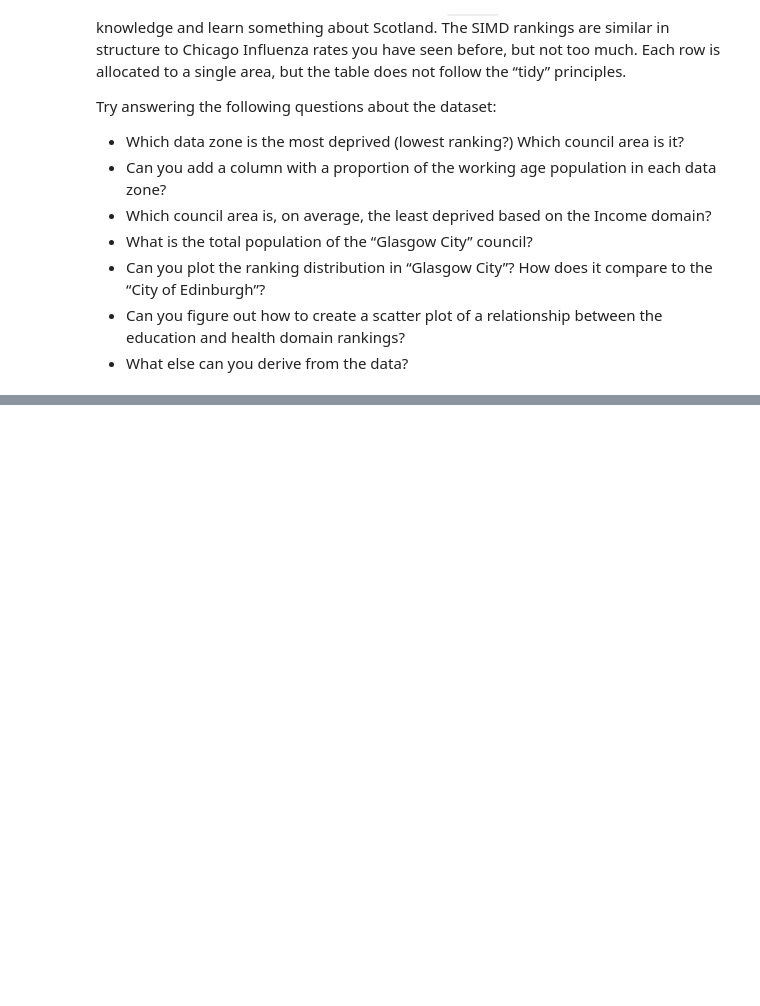
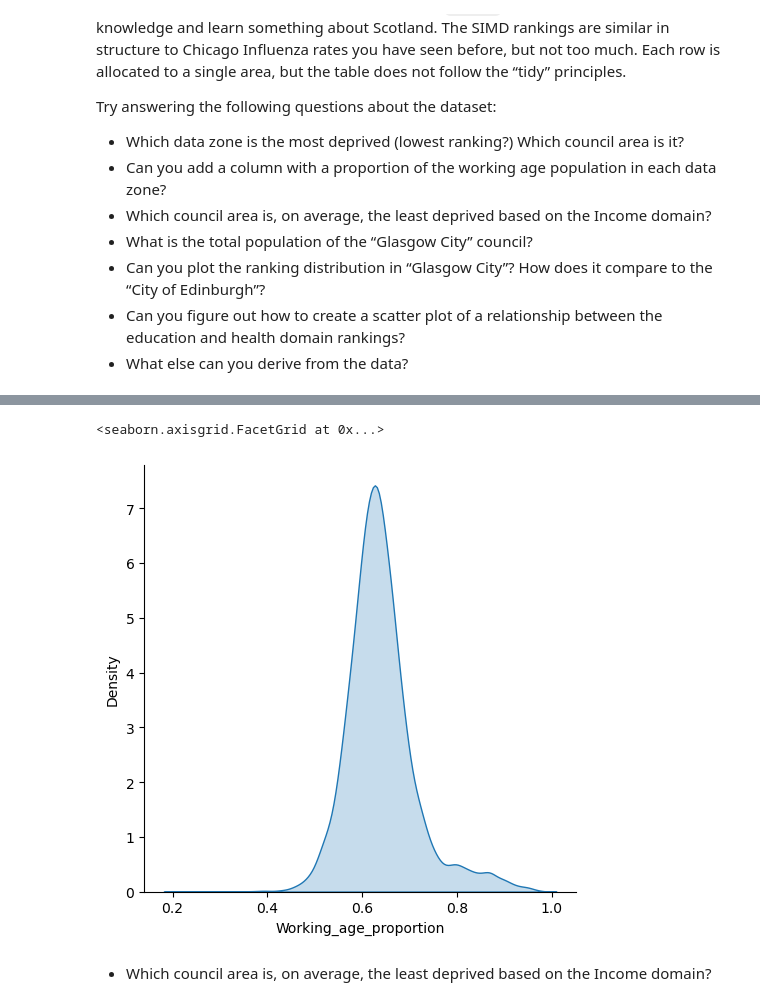
Before and after one commit to sds4sg/spatial-data-science-in-python-mikemoraned, a Jupyter notebook: 02_open_data_science/exercise.ipynb, the cells around one changed output, grey strips where cells are left out. Drawn from its saved outputs; the diff is of its cells as text; code cells hidden in the pictures; blank space fills up the shorter version.

```diff
--- a/02_open_data_science/exercise.ipynb
+++ b/02_open_data_science/exercise.ipynb
@@ -108,0 +163,8 @@ Try answering the following questions about the dataset:
+# %%
+sns.displot(simd["Working_age_proportion"], kind="kde", fill=True)
+# %% [output]
+<seaborn.axisgrid.FacetGrid at 0x...>
+[figure, added]
+# %% [markdown]
+-   Which council area is, on average, the least deprived based on the
+    Income domain?
```
Also changed, not shown: parts of 34 cells of this notebook.
